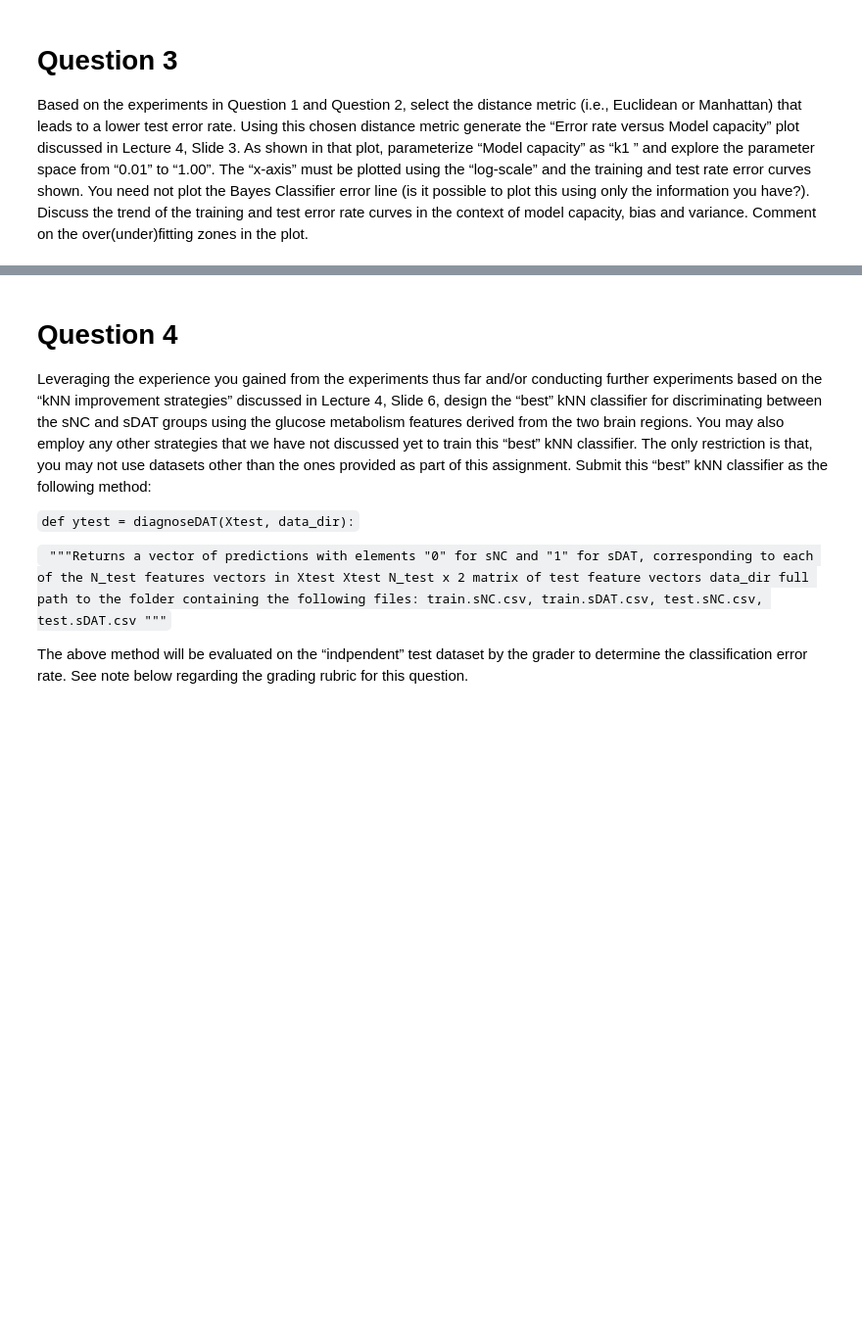
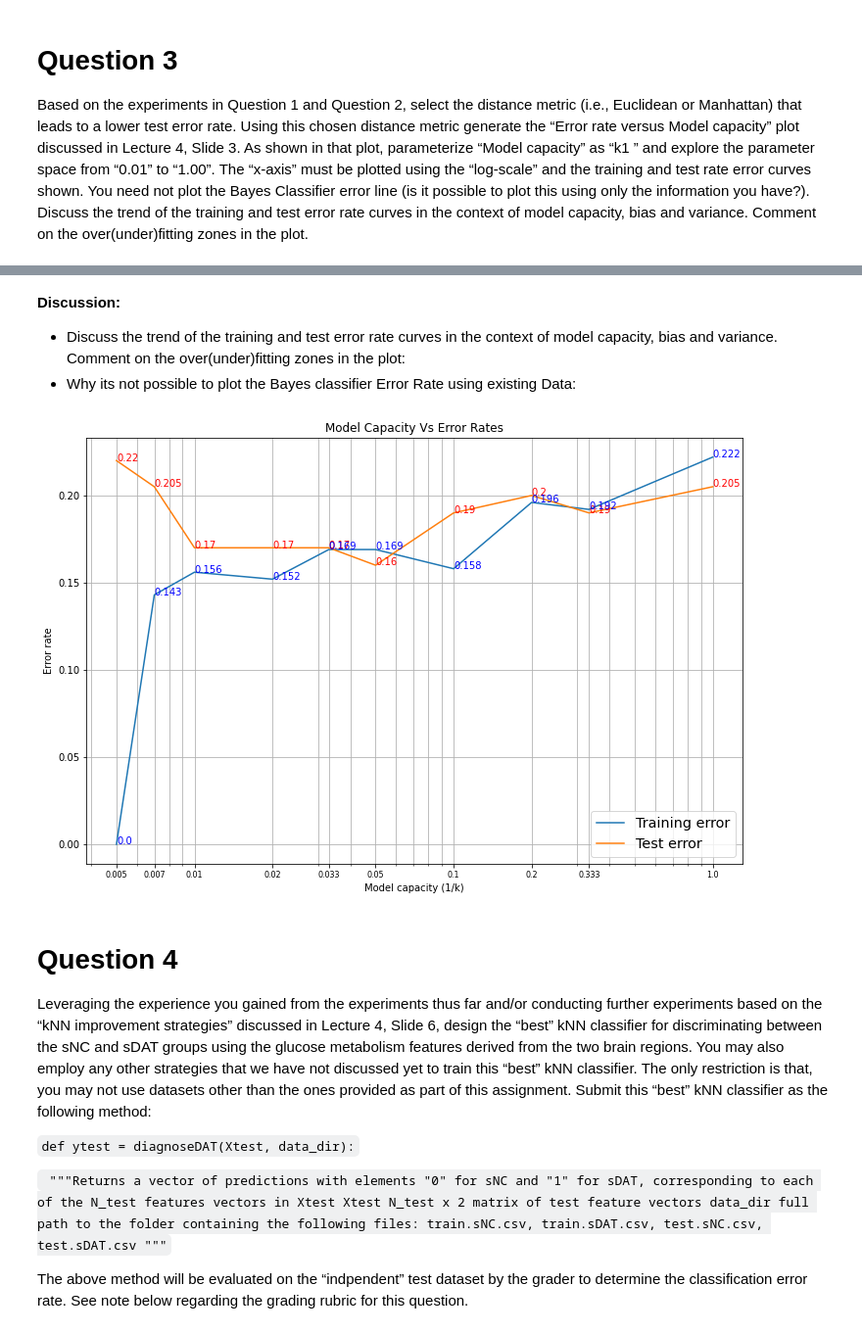
Before and after one commit to dev-nanthan/classifier-knn-diagnosis, a Jupyter notebook: MLA1_KNN.ipynb, the cells around one changed output, grey strips where cells are left out. Shown at 98% size. Cells and saved outputs as stored; diff of their text form; code cells hidden in the pictures; blank space fills up the shorter version.

```diff
--- a/MLA1_KNN.ipynb
+++ b/MLA1_KNN.ipynb
@@ -1,2 +3,12 @@
 # %% [markdown]
 # IMPORT Required Packages and Required Train and Test Data
+# %%
+from google.colab import drive
+drive.mount('/content/drive', force_remount=True)
+
+dir_path = "/content/drive/MyDrive/MAI_MUN/Winter_23/COMP6915-Intro_ML/Assignments/A1/"
+p_train_sNC = dir_path+"train.sNC.csv"
+p_train_sDAT = dir_path+"train.sDAT.csv"
+p_test_sNC = dir_path+"test.sNC.csv"
+p_test_sDAT = dir_path+"test.sDAT.csv"
+p_grid = dir_path+"2D_grid_points.csv"
@@ -121,9 +129,6 @@ Optimum Model: KNeighborsClassifier(metric='euclidean', n_neighbors=30)
 ### Plot the Grid Points and Classify the boundary based on simple given Rule
 Sample Label Criteria: `y^ = 0` when `R1<R2`, `y^ = 1` when `R1>=R2`.
 # %%
-grid_df = pd.read_csv("2D_grid_points.csv")
-#print(grid_df)
-
 r1 = grid_df['R1']
 r2 = grid_df['R2']
 
@@ -170,6 +176,4 @@ warnings.filterwarnings("ignore")
 # %%
-
-grid_df = pd.read_csv("2D_grid_points.csv")
 colors = ListedColormap(['green', 'blue'])
 
 # Predict and Plot the Labels for grid points using Optimum model
@@ -357,3 +366,51 @@ bias and variance. Comment on the over(under)fitting zones in the plot.
+# %% [markdown]
+**Discussion:**
+
+
+*   Discuss the trend of the training and test error rate curves in the context of model capacity, bias and variance. Comment on the over(under)fitting zones in the plot:
+*   Why its not possible to plot the Bayes classifier Error Rate using existing Data:
+# %%
+#Gievn K Values
+K_vals = [1,3,5,10,20,30,50,100,150,200]
+
+# Create Reciprocal of the K-Values
+reciprocal_k = [1/x for x in K_vals]
+
+# Invert the order of (1/K) Values
+inv_reciprocal_k = np.flip(reciprocal_k)
+
+# Round off every (1/K) values to 3 dec places
+inv_reciprocal_k = [round(x,3) for x in inv_reciprocal_k]
+
+#Create errors from previously stored results
+train_e_lst = []
+test_e_lst  = []
+for r in results:
+  train_e_lst.append(round(r["train_error"],3))
+  test_e_lst.append(round(r["test_error"],3))
+
+#print(train_e_lst)
+#print(test_e_lst)
+fig, ax = plt.subplots(figsize=(12,8))
+ax.semilogx(inv_reciprocal_k, train_e_lst, label='Training error')
+ax.semilogx(inv_reciprocal_k, test_e_lst, label='Test error')
+
+ax.set_title("Model Capacity Vs Error Rates")
+ax.set_xlabel('Model capacity (1/k)')
+ax.set_ylabel('Error rate')
+ax.set_xticks(inv_reciprocal_k, inv_reciprocal_k, size = 8)
+
+for i, j in zip(inv_reciprocal_k, test_e_lst):
+    ax.text(i, j, str(j), c= 'red')
+
+for i, j in zip(inv_reciprocal_k, train_e_lst):
+    ax.text(i, j, str(j), c= 'blue')
+
+ax.legend(loc='lower right', fontsize='x-large', fancybox=True)
+ax.grid(True, which="both")
+plt.show()
+# %% [output]
+[figure, added]
 # %% [markdown]
 # Question 4
 
```
Also changed, not shown: parts of 6 cells of this notebook.
